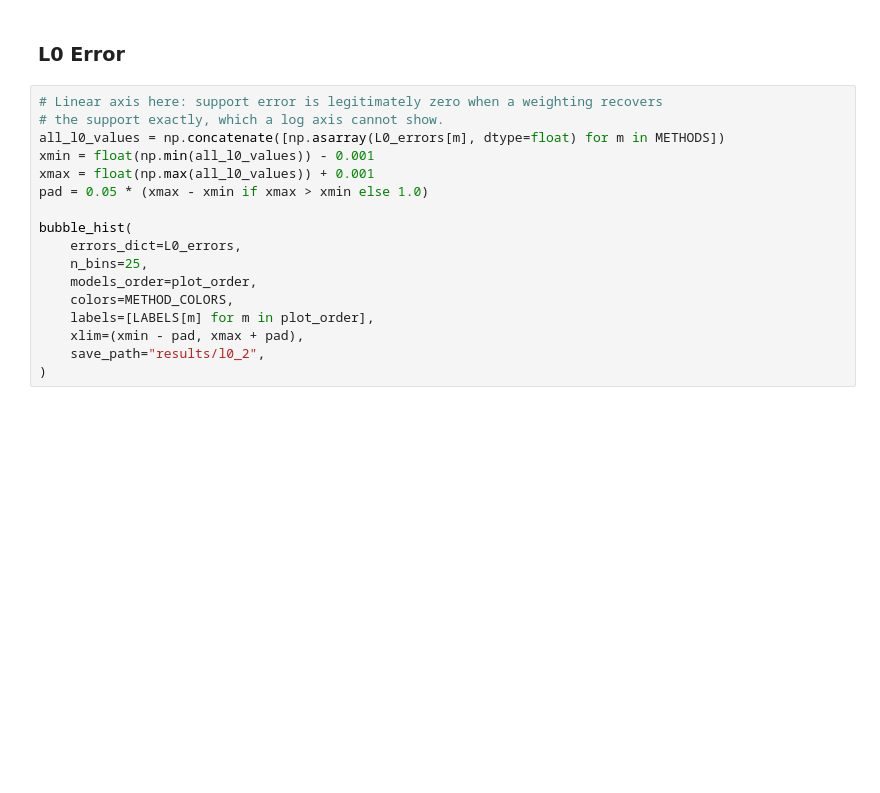
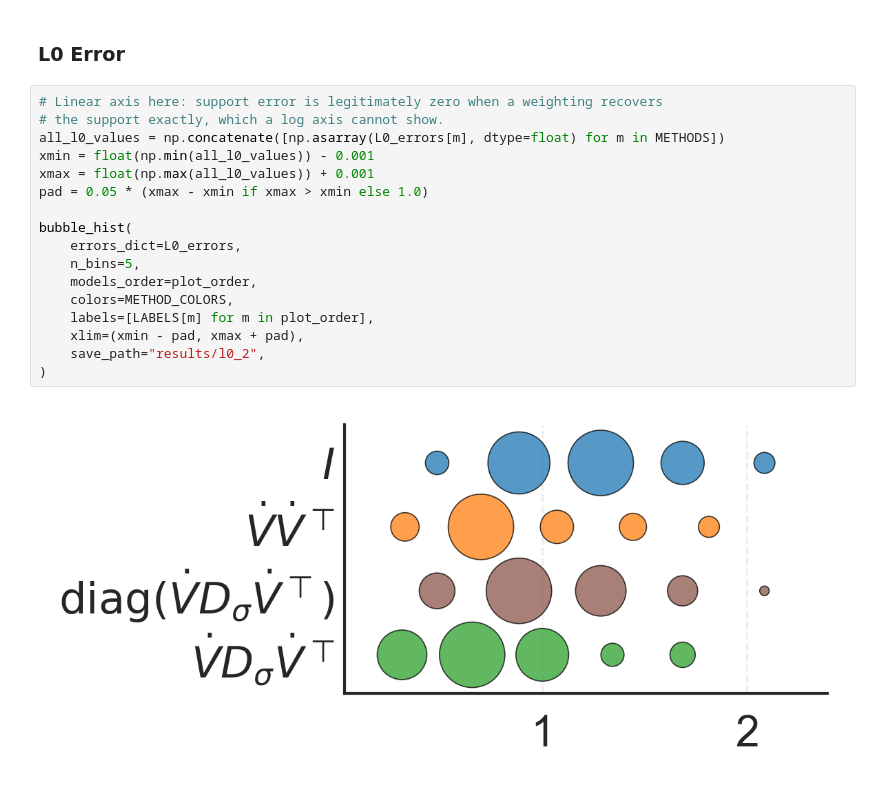
Before and after one commit to filippozacchei/MFSindy, a Jupyter notebook: examples/lorenz/part2.ipynb, the cells around one changed output. Drawn from its saved outputs; the diff is of its cells as text; blank space fills up the shorter version.

```diff
--- a/examples/lorenz/part2.ipynb
+++ b/examples/lorenz/part2.ipynb
@@ -147,17 +162,19 @@ bubble_hist(
 # %%
 # Linear axis here: support error is legitimately zero when a weighting recovers
 # the support exactly, which a log axis cannot show.
 all_l0_values = np.concatenate([np.asarray(L0_errors[m], dtype=float) for m in METHODS])
 xmin = float(np.min(all_l0_values)) - 0.001
 xmax = float(np.max(all_l0_values)) + 0.001
 pad = 0.05 * (xmax - xmin if xmax > xmin else 1.0)
 
 bubble_hist(
     errors_dict=L0_errors,
-    n_bins=25,
+    n_bins=5,
     models_order=plot_order,
     colors=METHOD_COLORS,
     labels=[LABELS[m] for m in plot_order],
     xlim=(xmin - pad, xmax + pad),
     save_path="results/l0_2",
 )
+# %% [output]
+[figure, added]
```
Also changed, not shown: parts of 4 cells of this notebook, 5 other files.
